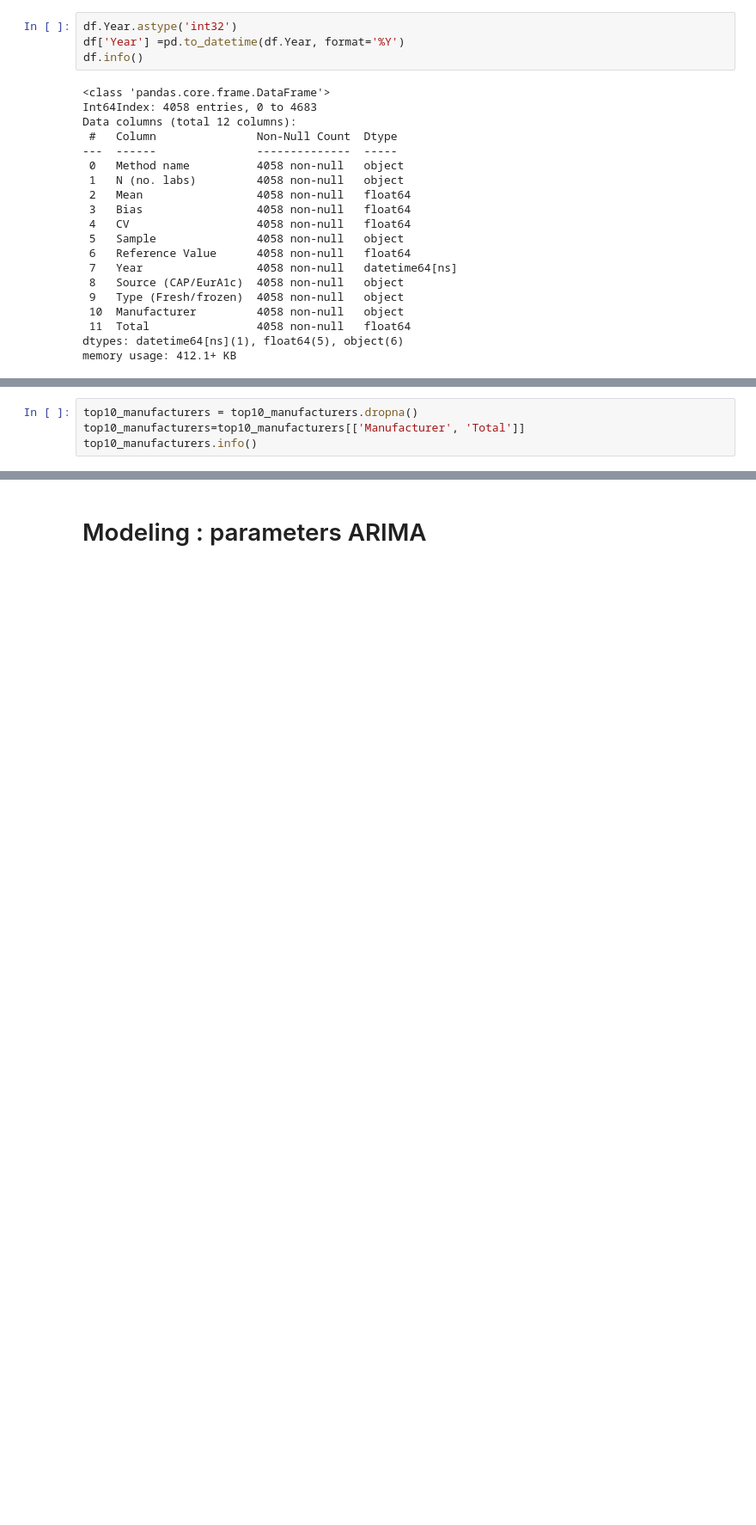
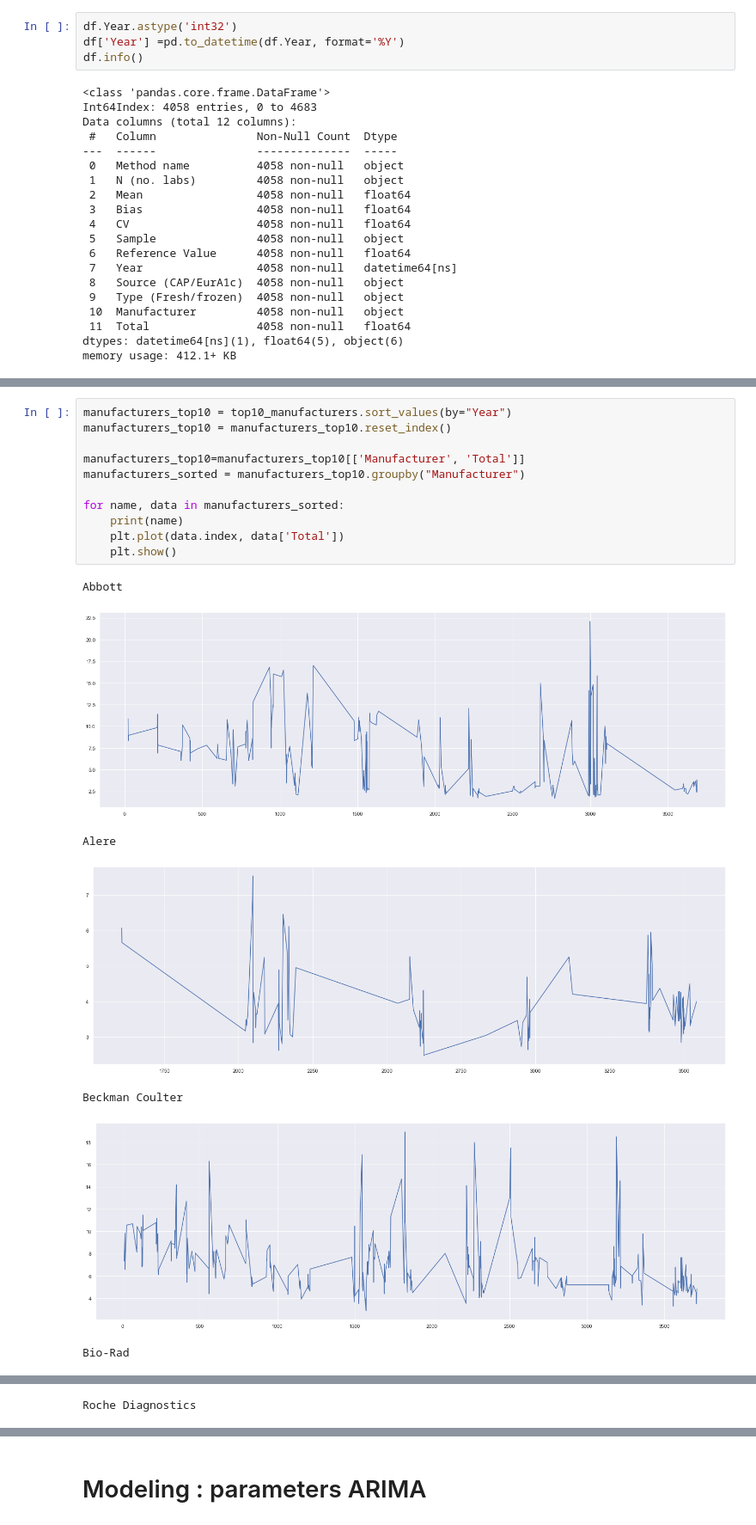
Before and after one commit to DSa-HbA1c/Predictions, a Jupyter notebook: Prediction_Arima_model.ipynb, the cells around one changed output, grey strips where cells are left out. Shown at 86% size. Drawn from its saved outputs; the diff is of its cells as text; blank space fills up the shorter version.

```diff
--- a/Prediction_Arima_model.ipynb
+++ b/Prediction_Arima_model.ipynb
@@ -129,7 +136,3 @@ Trinity Biotech      185
 Vitros               139
 Alere                111
 dtype: int64
-# %%
-top10_manufacturers = top10_manufacturers.dropna()
-top10_manufacturers=top10_manufacturers[['Manufacturer', 'Total']]
-top10_manufacturers.info()
@@ -167,0 +162,19 @@ Hier is te zien dat er niet een duidelijke lijn wordt weergegeven van door de ja
+# %%
+manufacturers_top10 = top10_manufacturers.sort_values(by="Year")
+manufacturers_top10 = manufacturers_top10.reset_index()
+
+manufacturers_top10=manufacturers_top10[['Manufacturer', 'Total']]
+manufacturers_sorted = manufacturers_top10.groupby("Manufacturer")
+
+for name, data in manufacturers_sorted:
+    print(name)
+    plt.plot(data.index, data['Total'])
+    plt.show()
+# %% [output]
+Abbott
+[figure, added]
+Alere
+[figure, added]
+Beckman Coulter
+[figure, added]
+Bio-Rad
@@ -167,0 +182 @@ Hier is te zien dat er niet een duidelijke lijn wordt weergegeven van door de ja
+Roche Diagnostics
```
Also changed, not shown: parts of 16 cells of this notebook.
